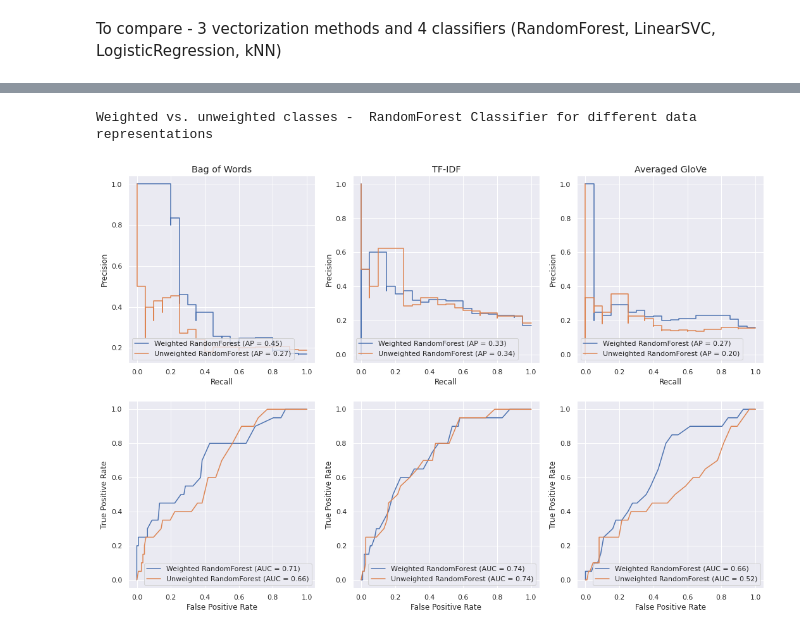
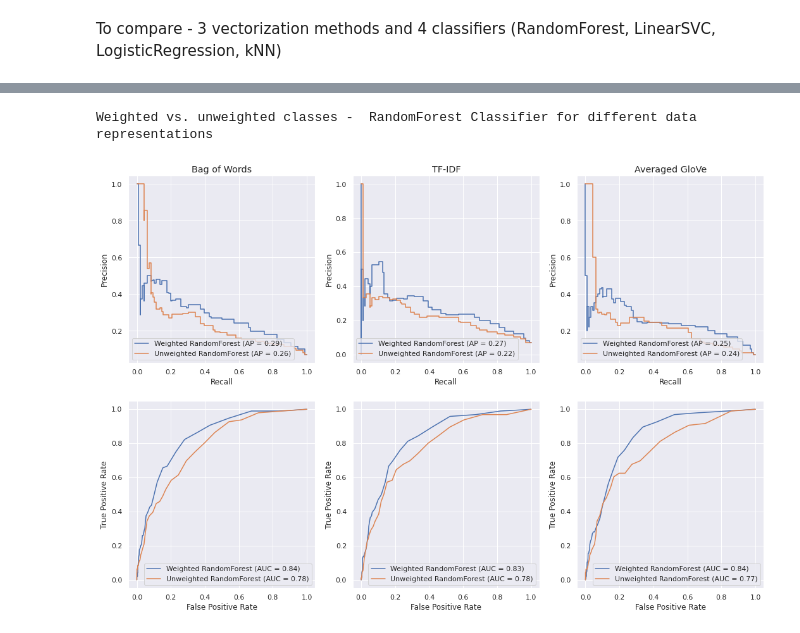
Before and after one commit to jsokolowska/ner-text-classification, a Jupyter notebook: practicalExcercise.ipynb, the cells around one changed output, grey strips where cells are left out. Drawn from its saved outputs; the diff is of its cells as text; code cells hidden in the pictures.

```diff
--- a/practicalExcercise.ipynb
+++ b/practicalExcercise.ipynb
@@ -44,12 +29,12 @@ Test data: 20 out of 132
 # %%
 #loading preprocessed data to make each section indepenent
 def load_preprocessed(which):
-  datasets = ["cleaned", "bow", "glove", "tfidf"]
+  datasets = ["cleaned", "bow", "glove", "tfidf", "no_lemma"]
   if which not in datasets:
     print("Expected one of the values: ", datasets)
     return
-  df_train = pd.read_csv(preprocessed_dir + which + "_train_ERIS.csv", index_col=0)
-  df_test = pd.read_csv(preprocessed_dir + which + "_test_ERIS.csv", index_col=0)
+  df_train = pd.read_csv(preprocessed_dir + which + f"_train_{DATA_NAME}.csv", index_col=0)
+  df_test = pd.read_csv(preprocessed_dir + which + f"_test_{DATA_NAME}.csv", index_col=0)
   X_train = df_train.drop("Indicator", axis=1)
   y_train = df_train["Indicator"]
 
@@ -611,7 +607,7 @@ Accuracy: 0.75  F1 score: 0.29787234042553196   Recall: 0.35
 Word embeddings
 ----
 # %%
-X_train, X_test, y_train, y_test = load_preprocessed("cleaned")
+X_train, X_test, y_train, y_test = load_preprocessed("no_lemma")
 X_train.head()
 # %% [output]
 |  | abs_str |
@@ -667,14 +663,9 @@ from sklearn.neighbors import KNeighborsClassifier
 from sklearn.metrics import plot_precision_recall_curve, plot_roc_curve
 from sklearn.metrics import average_precision_score, roc_auc_score
 # %%
-classifiers = [LogisticRegression(class_weight='balanced'), RandomForestClassifier(class_weight='balanced'), KNeighborsClassifier()]
 vec_method = ["bow", "tfidf", "glove"]
 vec_to_full = {"bow": "Bag of Words", "tfidf": "TF-IDF", "glove": "Averaged GloVe"}
 class_types = ["log", "rf","knn"]
-datasets = {}
-for m in vec_method:
-  x_train, x_test, y_train, y_test = load_preprocessed(m)
-  datasets[m] = (x_train, x_test)
 
 #prepare scores dict
 auc_scores = {}
@@ -687,14 +678,11 @@ for m in vec_method:
     avg_pr_scores[m][c]=-1
 # %%
 #class labels in variables y_train, y_test
-v_num = len(vec_method)
-c_num = len(classifiers)
-#fig, axs = plt.subplot(nrows=v_num, ncols=c_num)
 for vec in vec_method:
+  x_train, x_test, y_train, y_test = load_preprocessed(m)
   print(f"Comparison of classification methods for {vec_to_full[vec]} representation of documents")
-  x_train = datasets[vec][0]
-  x_test = datasets[vec][1]
 
+  classifiers = [LogisticRegression(class_weight='balanced', max_iter=10000), RandomForestClassifier(class_weight='balanced'), KNeighborsClassifier()]
   fig, axs = plt.subplots(2,len(classifiers),figsize=(18,12))
   axes = [axs[0][a] for a in range(len(classifiers))]
   for i in range(len(classifiers)):
@@ -715,7 +703,6 @@ for vec in vec_method:
     y_score = clf.predict_proba(x_test)[:,1]
     auc_scores[vec][class_t]= roc_auc_score(y_test, y_score)
     avg_pr_scores[vec][class_t]=average_precision_score(y_test, y_score)
-
   print("\n\n")
 # %% [output]
 Comparison of classification methods for Bag of Words representation of documents
@@ -760,41 +714,40 @@ Results for unweighted classifiers and different document representations
 # %%
 print("Weighted vs. unweighted classes -  RandomForest Classifier for different data representations")
 
-rf_w = RandomForestClassifier(class_weight='balanced')
-rf_u = RandomForestClassifier()
 results = [[], [], [], []] #[avg_u], [avg_w], [roc_u], [roc_w]
 
 fig, axes = plt.subplots(2,len(vec_method),figsize=(18,12))
 
 for i in range(len(vec_method)):
+  rf_w = RandomForestClassifier(class_weight='balanced')
+  rf_u = RandomForestClassifier()
   ax_prec = axes[0][i]
   ax_roc = axes[1][i]
-  x_train = datasets[vec_method[i]][0]
-  x_test = datasets[vec_method[i]][1]
+  x_train, x_test, y_train, y_test = load_preprocessed(m)
 
   rf_w.fit(x_train, y_train)
   rf_u.fit(x_train, y_train)
   y_score_w = rf_w.predict_proba(x_test)[:,1]
   y_score_u = rf_u.predict_proba(x_test)[:,1]
 
   # calculate scores
   results[0].append(average_precision_score(y_test, y_score_u))
   results[1].append(average_precision_score(y_test, y_score_w))
   results[2].append(roc_auc_score(y_test, y_score_u))
   results[3].append(roc_auc_score(y_test, y_score_w))
 
   # plot curves
   plot_precision_recall_curve(rf_w, x_test, y_test, ax=ax_prec, name="Weighted RandomForest")
   plot_precision_recall_curve(rf_u, x_test, y_test, ax=ax_prec, name="Unweighted RandomForest")
   plot_roc_curve(rf_w, x_test, y_test, ax=ax_roc, name="Weighted RandomForest")
   plot_roc_curve(rf_u, x_test, y_test, ax=ax_roc, name="Unweighted RandomForest")
 
 cols =["Bag of Words", "TF-IDF", "Averaged GloVe"]
 for ax, col in zip(axes[0], cols):
   ax.annotate(col, xy=(0.5, 1), xytext=(0, 5),
                 xycoords='axes fraction', textcoords='offset points',
                 size='large', ha='center', va='baseline')
 plt.show()
 # %% [output]
 Weighted vs. unweighted classes -  RandomForest Classifier for different data representations
-[figure, old version]
+[figure, new version]
```
Also changed, not shown: parts of 40 cells of this notebook.
